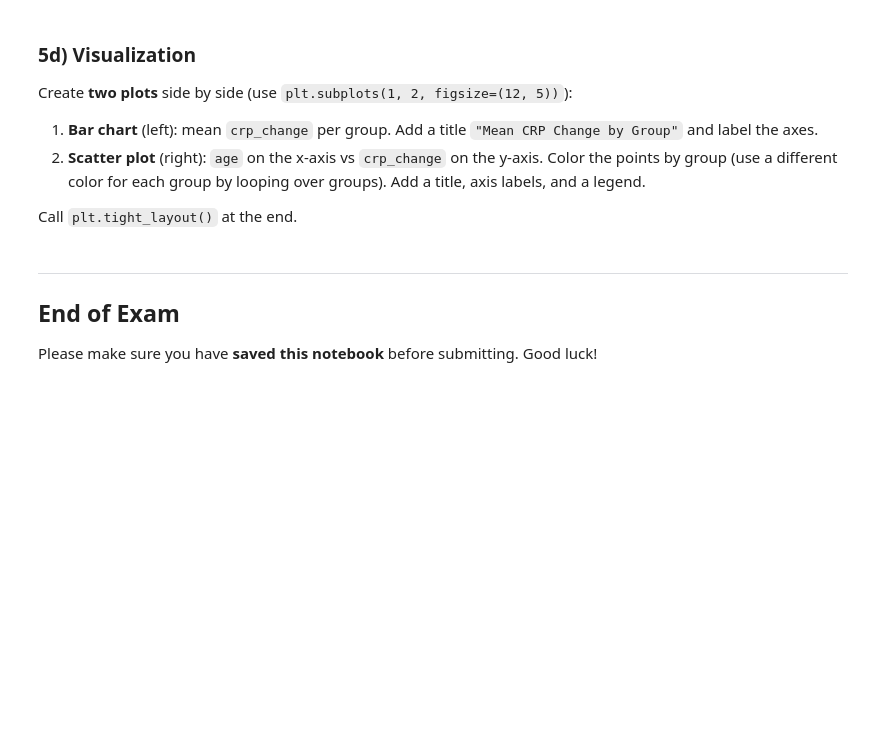
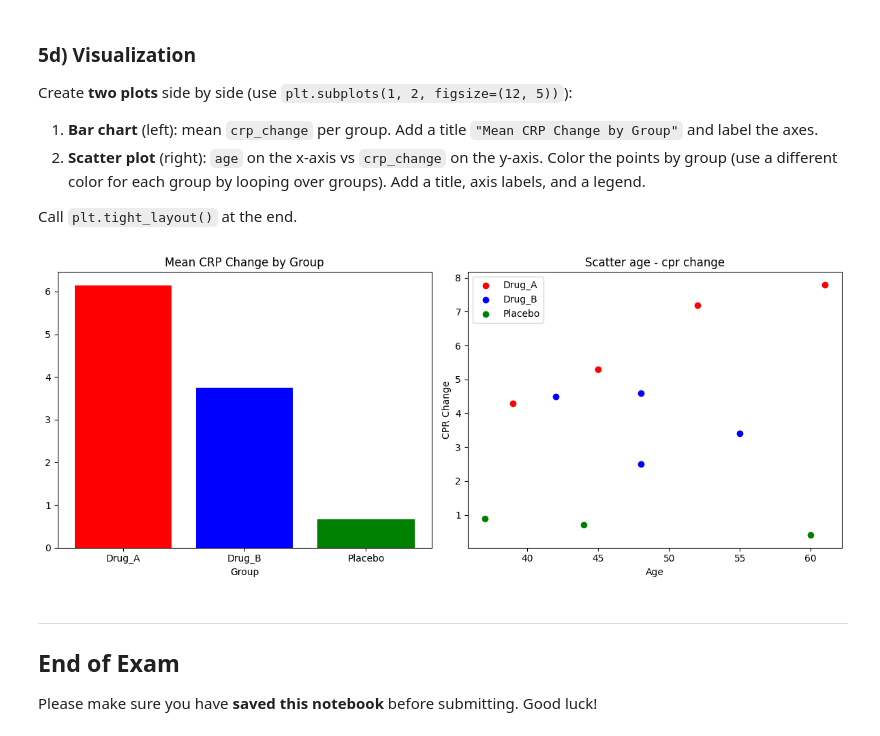
Before and after one commit to caroccialberto/Python2026, a Jupyter notebook: exam/exam_python_2026_Carocci.ipynb, the cells around one changed output. Saved outputs shown, nothing was run; the diff lists cells and outputs as text; code cells hidden in the pictures; blank space fills up the shorter version.

```diff
--- a/exam/exam_python_2026_Carocci.ipynb
+++ b/exam/exam_python_2026_Carocci.ipynb
@@ -498,0 +597,15 @@ Then print:
+# %%
+# YOUR CODE HERE
+data = {
+    "patient_id": ["P01", "P02", "P03", "P04", "P05", "P06", "P07", "P08", "P09", "P10", "P11", "P12"],
+    "group": ["Drug_A", "Drug_A", "Drug_A", "Drug_A",
+              "Drug_B", "Drug_B", "Drug_B", "Drug_B",
+              "Placebo", "Placebo", "Placebo", "Placebo"],
+    "age": [45, 52, 39, 61, 55, 48, None, 42, 60, 37, 50, 44],
+    "crp_before": [12.5, 15.3, 9.8, 18.1, 14.2, 11.0, 16.7, 13.5, 10.9, 14.8, None, 12.2],
+    "crp_after":  [7.2, 8.1, 5.5, 10.3, 10.8, 8.5, 12.1, 9.0, 10.5, 13.9, 11.8, 11.5],
+}
+
+df = pd.DataFrame(data)
+print(df.shape)
+print(df.isna().sum())
@@ -508,0 +628,6 @@ Print the updated DataFrame.
+# %%
+# YOUR CODE HERE
+df.age = df.age.fillna(df.age.median())
+df.dropna(subset=["crp_before"], inplace=True)
+df["crp_change"] = df.crp_before - df.crp_after
+df
@@ -528,3 +674,22 @@ Call `plt.tight_layout()` at the end.
+# %%
+# YOUR CODE HERE
+fig, axes = plt.subplots(1, 2, figsize=(12, 5))
+
+crp_mean_group = df.groupby("group")["crp_change"].mean()
+axes[0].bar(crp_mean_group.index, crp_mean_group, color = ["red", "blue", "green"])
+axes[0].set_title("Mean CRP Change by Group")
+axes[0].set_xlabel("Group")
+
+col = {"Drug_A": "red", "Drug_B": "blue", "Placebo": "green"}
+for drug, group in df.groupby("group"):
+  axes[1].scatter(group.age, group.crp_change, label = drug, color = col[drug])
+axes[1].set_title("Scatter age - cpr change")
+axes[1].set_xlabel("Age")
+axes[1].set_ylabel("CPR Change")
+axes[1].legend()
+plt.tight_layout()
+# %% [output]
+[figure, added]
 # %% [markdown]
 ---
 
```
Also changed, not shown: parts of 25 cells of this notebook.
